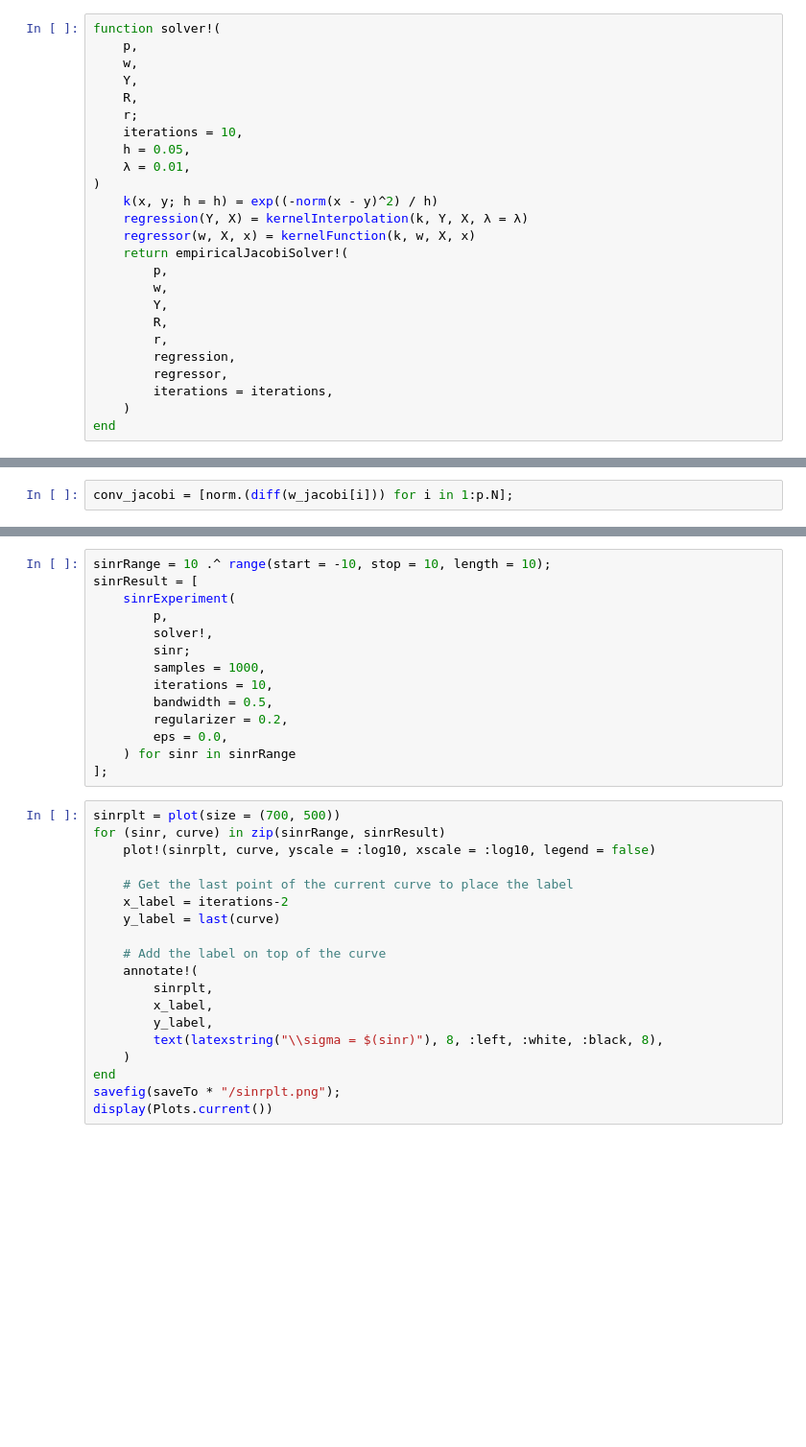
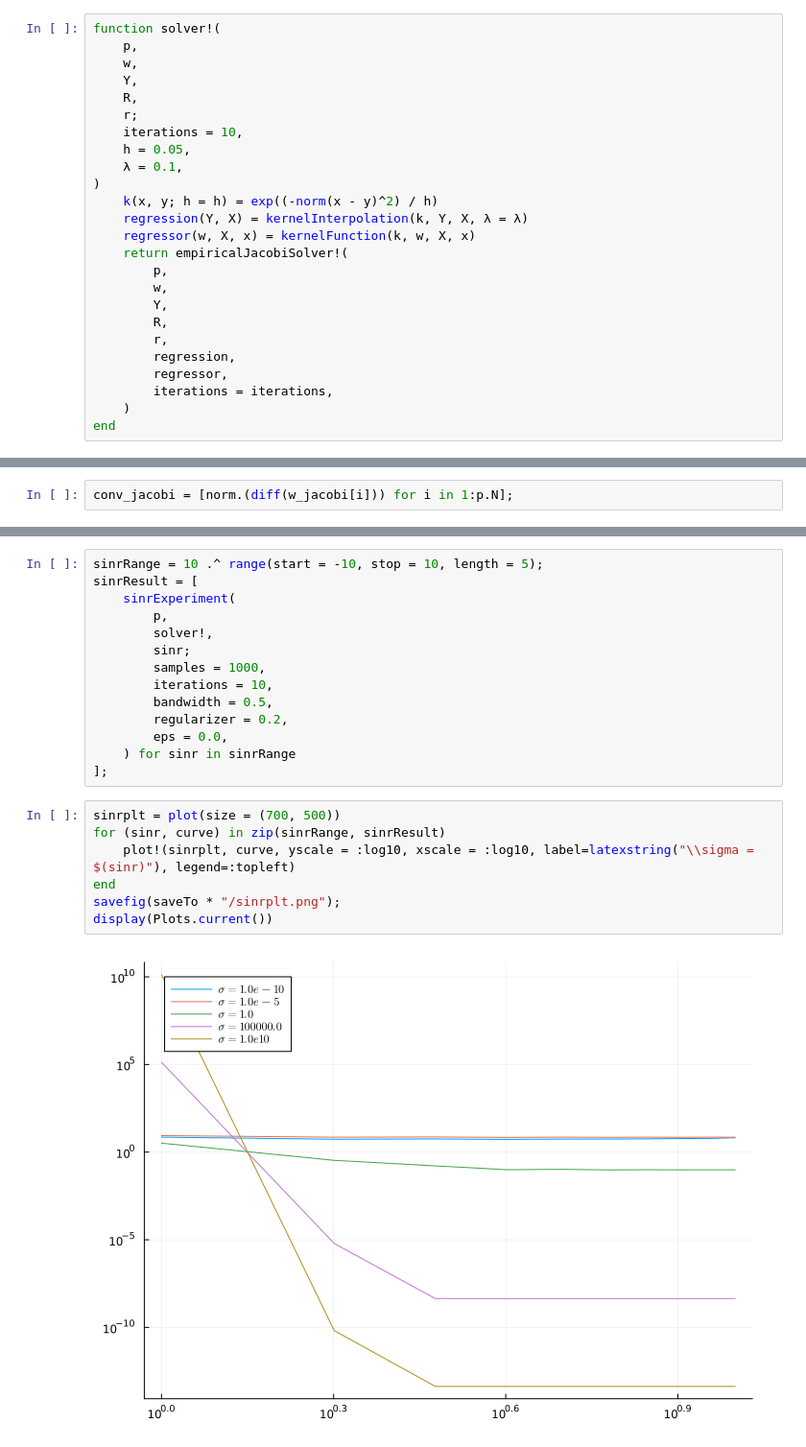
Before and after one commit to smichelena/QuadraticTeamDecisionSolver.jl, a Jupyter notebook: solverTesting.ipynb, the cells around one changed output, grey strips where cells are left out. Shown at 96% size. Cells and saved outputs as stored; diff of their text form; blank space fills up the shorter version.

```diff
--- a/solverTesting.ipynb
+++ b/solverTesting.ipynb
@@ -26,7 +26,7 @@ function solver!(
 	r;
 	iterations = 10,
 	h = 0.05,
-	λ = 0.01,
+	λ = 0.1,
 )
 	k(x, y; h = h) = exp((-norm(x - y)^2) / h)
 	regression(Y, X) = kernelInterpolation(k, Y, X, λ = λ)
@@ -133,5 +141,5 @@ BoundsError: BoundsError: attempt to access 7-element Vector{Vector{ComplexF64}}
 # %%
-sinrRange = 10 .^ range(start = -10, stop = 10, length = 10);
+sinrRange = 10 .^ range(start = -10, stop = 10, length = 5);
 sinrResult = [
 	sinrExperiment(
 		p,
@@ -147,20 +155,10 @@ sinrResult = [
 # %%
 sinrplt = plot(size = (700, 500))
 for (sinr, curve) in zip(sinrRange, sinrResult)
-	plot!(sinrplt, curve, yscale = :log10, xscale = :log10, legend = false)
-
-	# Get the last point of the current curve to place the label
-	x_label = iterations-2
-	y_label = last(curve)
-
-	# Add the label on top of the curve
-	annotate!(
-		sinrplt,
-		x_label,
-		y_label,
-		text(latexstring("\\sigma = $(sinr)"), 8, :left, :white, :black, 8),
-	)
+	plot!(sinrplt, curve, yscale = :log10, xscale = :log10, label=latexstring("\\sigma = $(sinr)"), legend=:topleft)
 end
 savefig(saveTo * "/sinrplt.png");
 display(Plots.current())
+# %% [output]
+[figure, added]
 # %%
```
Also changed, not shown: parts of 15 cells of this notebook, 2 other files.
